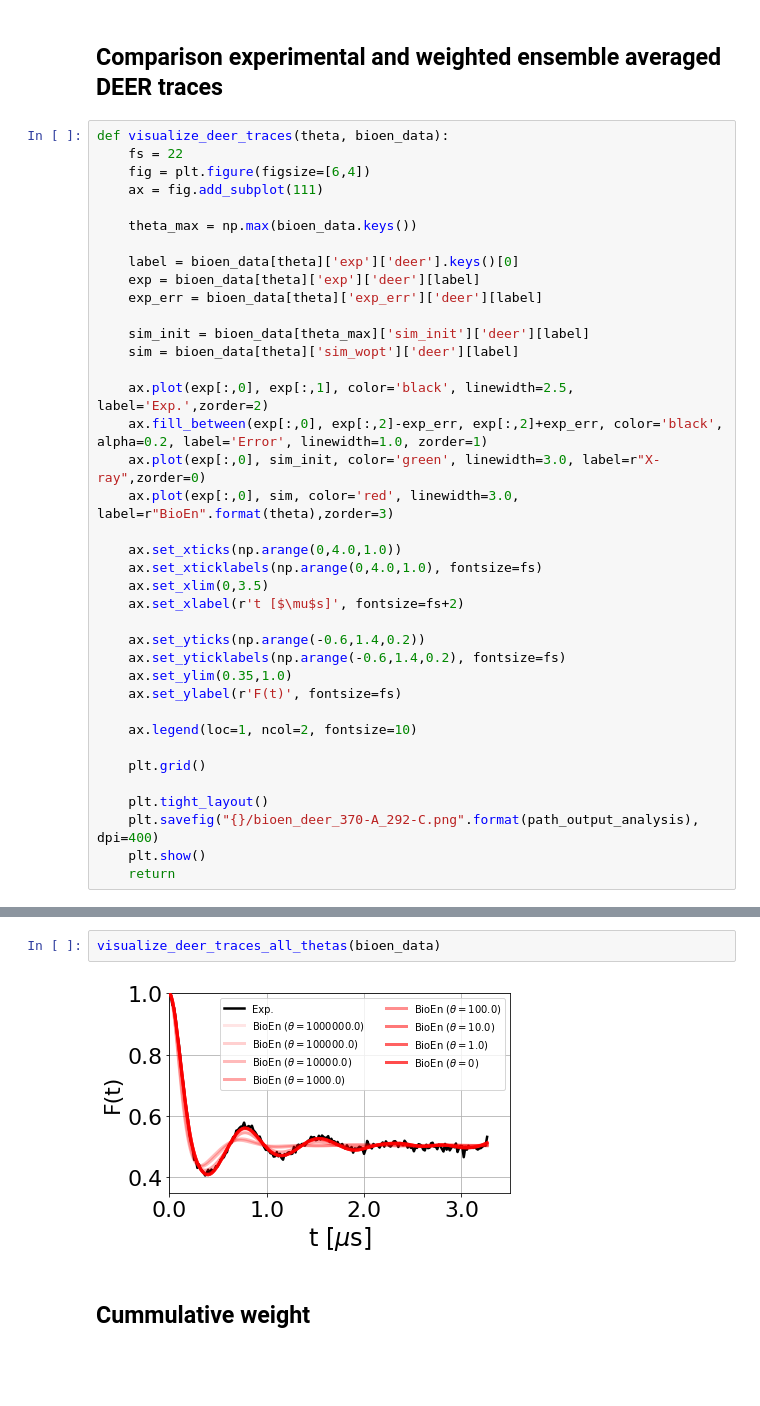
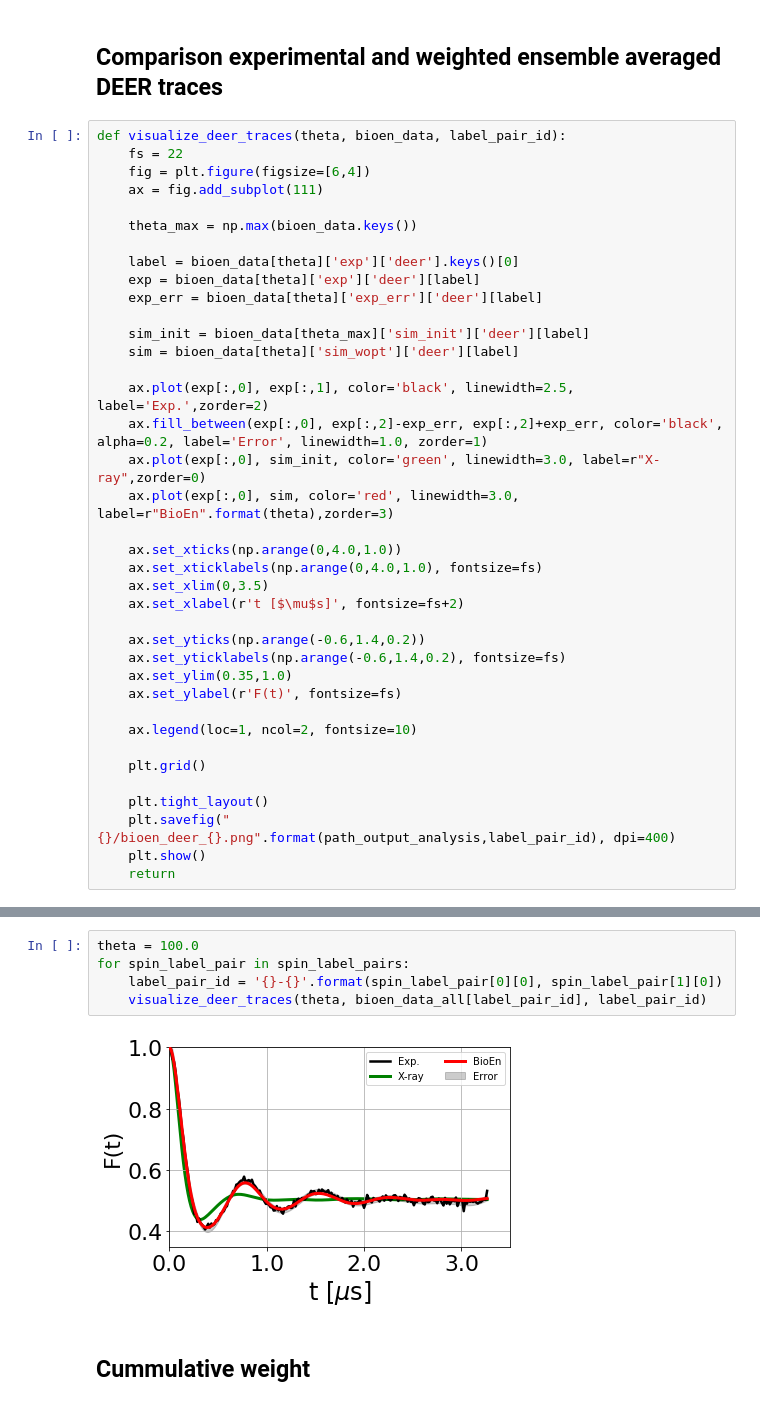
Before and after one commit to bio-phys/BioEn, a Jupyter notebook: examples/DEER/rotamer-refinement/single_trace/rotamer_refinement.ipynb, the cells around one changed output, grey strips where cells are left out. Saved outputs shown, nothing was run; the diff lists cells and outputs as text; blank space fills up the shorter version.

```diff
--- a/examples/DEER/rotamer-refinement/single_trace/rotamer_refinement.ipynb
+++ b/examples/DEER/rotamer-refinement/single_trace/rotamer_refinement.ipynb
@@ -269,7 +311,7 @@ visualize_chi2_skl(bioen_data)
 # %% [markdown]
 ## Comparison experimental and weighted ensemble averaged DEER traces
 # %%
-def visualize_deer_traces(theta, bioen_data):
+def visualize_deer_traces(theta, bioen_data, label_pair_id):
     fs = 22
     fig = plt.figure(figsize=[6,4])
     ax = fig.add_subplot(111)
@@ -303,6 +345,6 @@ def visualize_deer_traces(theta, bioen_data):
     plt.grid()
 
     plt.tight_layout()
-    plt.savefig("{}/bioen_deer_370-A_292-C.png".format(path_output_analysis), dpi=400)
+    plt.savefig("{}/bioen_deer_{}.png".format(path_output_analysis,label_pair_id), dpi=400)
     plt.show()
     return
@@ -349,7 +351,10 @@ def visualize_deer_traces_all_thetas(bioen_data):
-# %%
-visualize_deer_traces_all_thetas(bioen_data)
-# %% [output]
-[figure, removed]
+# %%
+theta = 100.0
+for spin_label_pair in spin_label_pairs:
+    label_pair_id = '{}-{}'.format(spin_label_pair[0][0], spin_label_pair[1][0])
+    visualize_deer_traces(theta, bioen_data_all[label_pair_id], label_pair_id)
+# %% [output]
+[figure, added]
 # %% [markdown]
 ## Cummulative weight
 # %%
```
Also changed, not shown: parts of 35 cells of this notebook, 15 other files.
